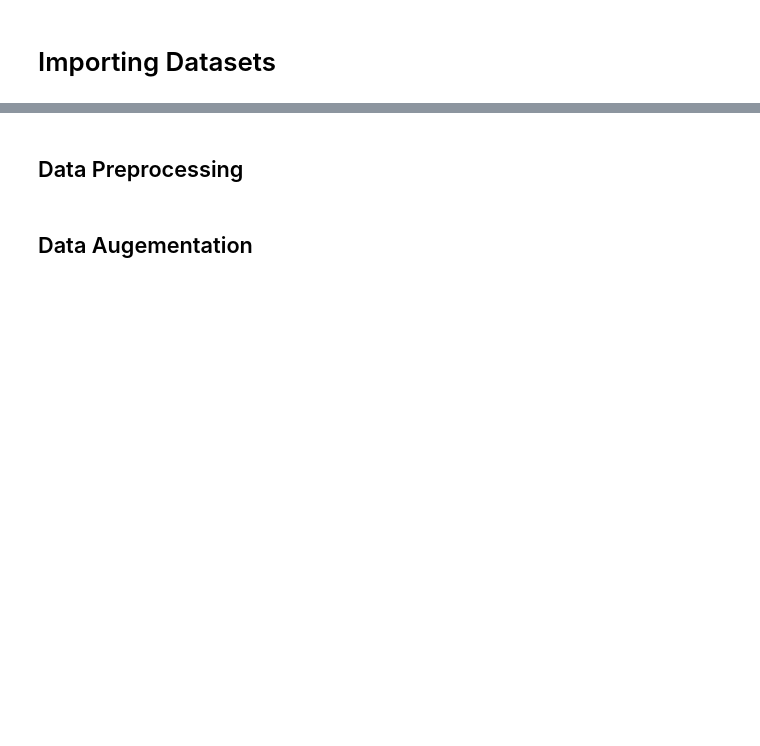
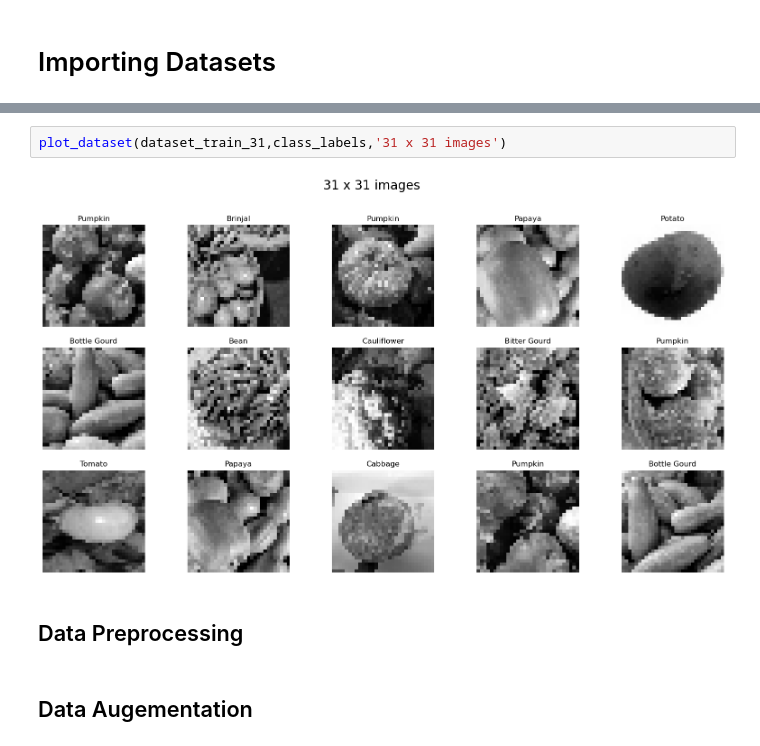
Before and after one commit to errnasty/Connvolution-and-Recurrent-Neural-Networks, a Jupyter notebook: CNN.ipynb, the cells around one changed output, grey strips where cells are left out. Saved outputs shown, nothing was run; the diff lists cells and outputs as text; blank space fills up the shorter version.

```diff
--- a/CNN.ipynb
+++ b/CNN.ipynb
@@ -67,3 +149,7 @@ np.random.seed(seed)
+# %%
+plot_dataset(dataset_train_31,class_labels,'31 x 31 images')
+# %% [output]
+[figure, added]
 # %% [markdown]
 ## Data Preprocessing
 # %% [markdown]
```
Also changed, not shown: parts of 10 cells of this notebook.
